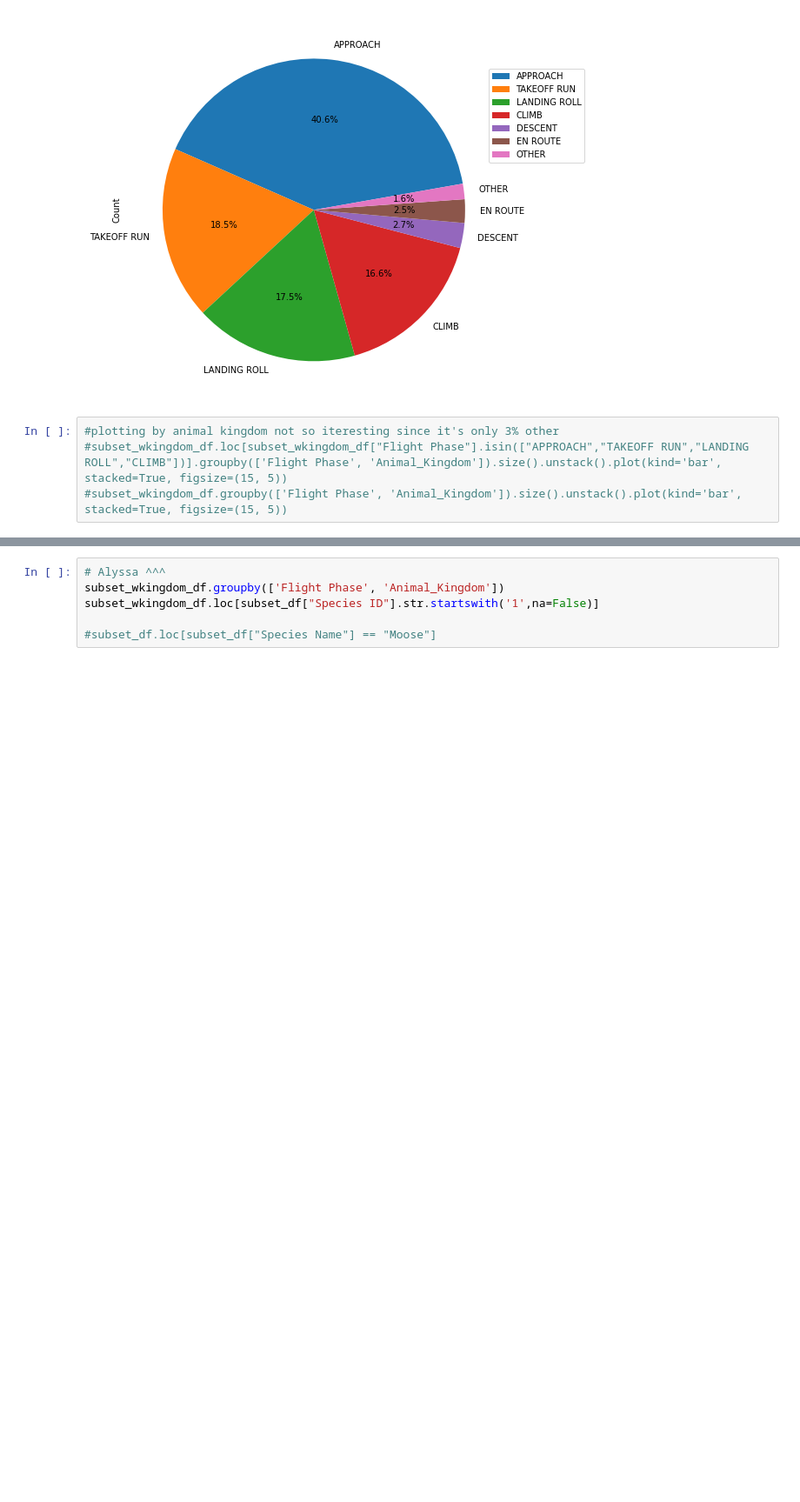
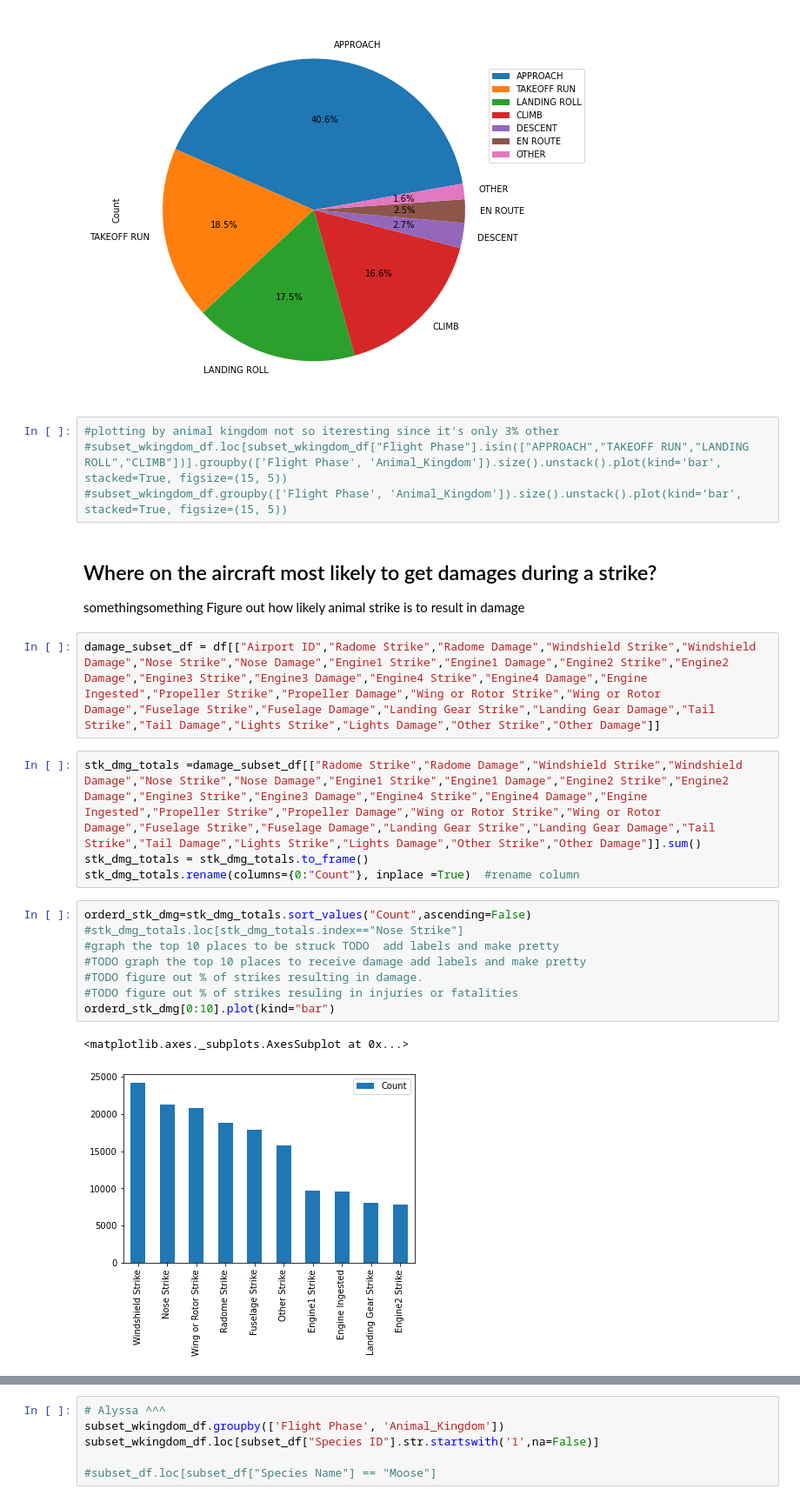
Before and after one commit to jagnoor/Aircraft-Wildlife-Strikes, a Jupyter notebook: planeVsBird_2.ipynb, the cells around one changed output, grey strips where cells are left out. Shown: that part at 87% size. Cells and saved outputs as stored; diff of their text form; blank space fills up the shorter version.

Commit message:
graphing top 10 strike, top 10 damage areas on plane.  not fit for merging

```diff
--- a/planeVsBird_2.ipynb
+++ b/planeVsBird_2.ipynb
@@ -215,3 +222,24 @@ pies.legend(loc='center left', bbox_to_anchor=(.95, .75)) #move legend off the p
 #plotting by animal kingdom not so iteresting since it's only 3% other
 #subset_wkingdom_df.loc[subset_wkingdom_df["Flight Phase"].isin(["APPROACH","TAKEOFF RUN","LANDING ROLL","CLIMB"])].groupby(['Flight Phase', 'Animal_Kingdom']).size().unstack().plot(kind='bar', stacked=True, figsize=(15, 5))
 #subset_wkingdom_df.groupby(['Flight Phase', 'Animal_Kingdom']).size().unstack().plot(kind='bar', stacked=True, figsize=(15, 5))
+# %% [markdown]
+## Where on the aircraft most likely to get damages during a strike?
+somethingsomething
+Figure out how likely animal strike is to result in damage
+# %%
+damage_subset_df = df[["Airport ID","Radome Strike","Radome Damage","Windshield Strike","Windshield Damage","Nose Strike","Nose Damage","Engine1 Strike","Engine1 Damage","Engine2 Strike","Engine2 Damage","Engine3 Strike","Engine3 Damage","Engine4 Strike","Engine4 Damage","Engine Ingested","Propeller Strike","Propeller Damage","Wing or Rotor Strike","Wing or Rotor Damage","Fuselage Strike","Fuselage Damage","Landing Gear Strike","Landing Gear Damage","Tail Strike","Tail Damage","Lights Strike","Lights Damage","Other Strike","Other Damage"]]
+# %%
+stk_dmg_totals =damage_subset_df[["Radome Strike","Radome Damage","Windshield Strike","Windshield Damage","Nose Strike","Nose Damage","Engine1 Strike","Engine1 Damage","Engine2 Strike","Engine2 Damage","Engine3 Strike","Engine3 Damage","Engine4 Strike","Engine4 Damage","Engine Ingested","Propeller Strike","Propeller Damage","Wing or Rotor Strike","Wing or Rotor Damage","Fuselage Strike","Fuselage Damage","Landing Gear Strike","Landing Gear Damage","Tail Strike","Tail Damage","Lights Strike","Lights Damage","Other Strike","Other Damage"]].sum()
+stk_dmg_totals = stk_dmg_totals.to_frame()
+stk_dmg_totals.rename(columns={0:"Count"}, inplace =True)  #rename column
+# %%
+orderd_stk_dmg=stk_dmg_totals.sort_values("Count",ascending=False)
+#stk_dmg_totals.loc[stk_dmg_totals.index=="Nose Strike"]
+#graph the top 10 places to be struck TODO  add labels and make pretty
+#TODO graph the top 10 places to receive damage add labels and make pretty
+#TODO figure out % of strikes resulting in damage.
+#TODO figure out % of strikes resuling in injuries or fatalities
+orderd_stk_dmg[0:10].plot(kind="bar")
+# %% [output]
+<matplotlib.axes._subplots.AxesSubplot at 0x...>
+[figure, added]
```
Also changed, not shown: parts of 7 cells of this notebook.
